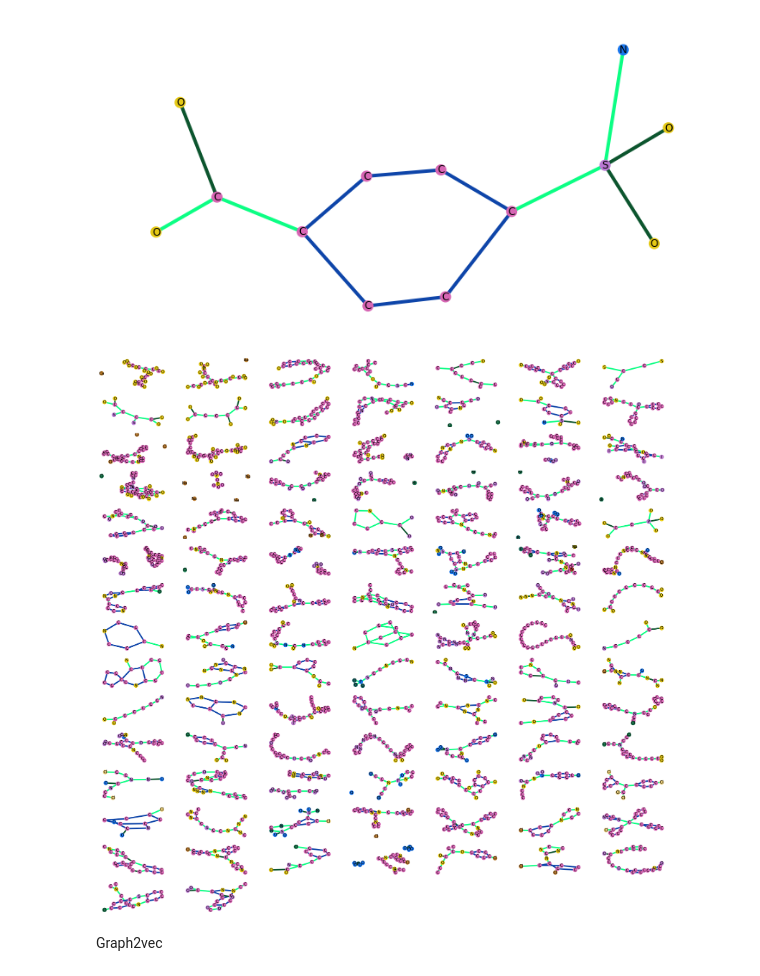
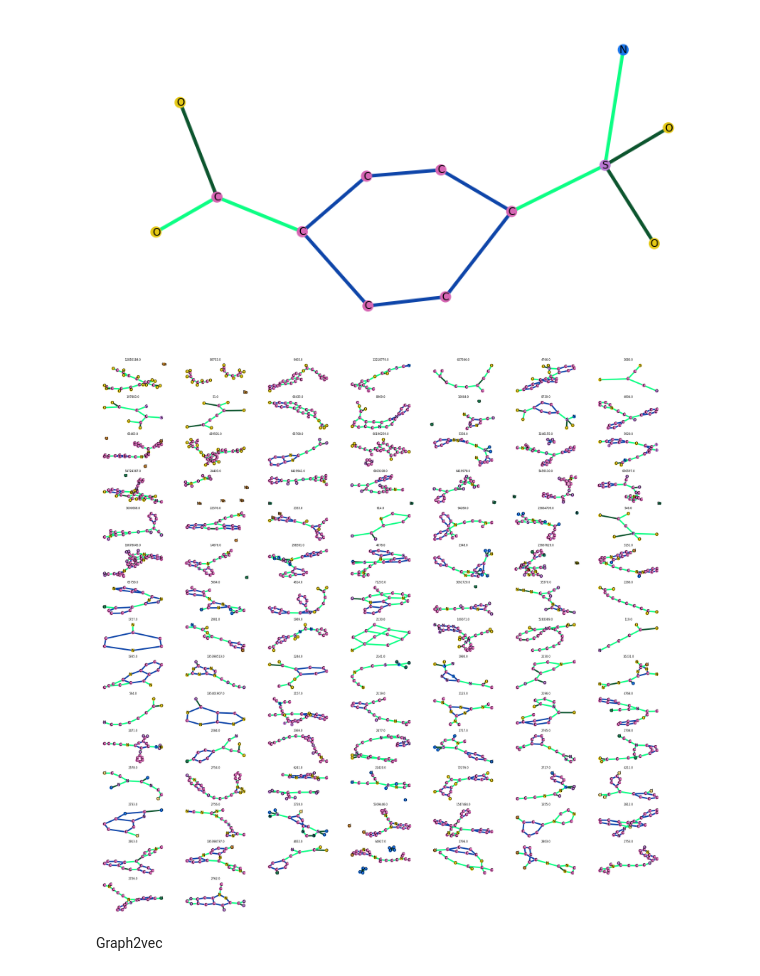
Before and after one commit to cosmina98/PhD, a Jupyter notebook: cids_and_sids_from_pubchem_ML.ipynb, the cells around one changed output. Drawn from its saved outputs; the diff is of its cells as text; code cells hidden in the pictures.

```diff
--- a/cids_and_sids_from_pubchem_ML.ipynb
+++ b/cids_and_sids_from_pubchem_ML.ipynb
@@ -632,13 +685,12 @@ def get_labels(mol_nx):
 #set(nx.get_node_attributes(mol_nx, 'atom_symbol').values())
 #colors=[i/len(mol_nx.nodes) for i in range(len(mol_nx.nodes))]
 
-def draw_one_mol(mol_nx, ax=None):
-
+def draw_one_mol(mol_nx, ax):
     nx.draw( mol_nx,
             labels= get_labels(mol_nx),
             with_labels = True,
             node_color=return_colors_for_atoms(mol_nx),
-            node_size=100,
+            node_size=50,
             width = 4,
             linewidths=3,
             edge_color=get_edge_color_list(mol_nx),
@@ -656,35 +708,38 @@ draw_one_mol(list_of_graph_molecules[12])
 # %% [output]
 [figure]
 # %%
-def draw_graphs(list_of_graph_molecules, num_per_line=3):
+from operator import not_
+def draw_graphs(list_of_graph_molecules, num_per_line=3,labels=None):
       ixs=[]
       num_per_line_ax_n=0
       if len(list_of_graph_molecules)%num_per_line==0:
        lines=int(len(list_of_graph_molecules)/num_per_line)
       else:
         lines=len(list_of_graph_molecules)//num_per_line+1
         num_per_line_ax_n=len(list_of_graph_molecules) % num_per_line
 
         for i in range(num_per_line-num_per_line_ax_n):
           ix=lines-1,num_per_line-i-1
           ixs.append(ix)
 
       #print(lines)
       fig, ax = plt.subplots(lines, num_per_line)
       fig.set_figheight(30)
       fig.set_figwidth(30)
       for i, mol_nx in enumerate(list_of_graph_molecules):
 
         ix = np.unravel_index(i, ax.shape)
         draw_one_mol(mol_nx, ax=ax[ix])
+        if labels is not None:
+            ax[ix].set_title(labels[i], fontsize=8)
       for ix in ixs:
            ax[ix].set_axis_off()
 
 
 
-draw_graphs(list_of_graph_molecules[:100], num_per_line=7)
+draw_graphs(list_of_graph_molecules[:100], num_per_line=7,labels=df3.cid.values)
 # %% [output]
-[figure, old version]
+[figure, new version]
 # %% [markdown]
 
 Graph2vec
```
Also changed, not shown: parts of 41 cells of this notebook.
